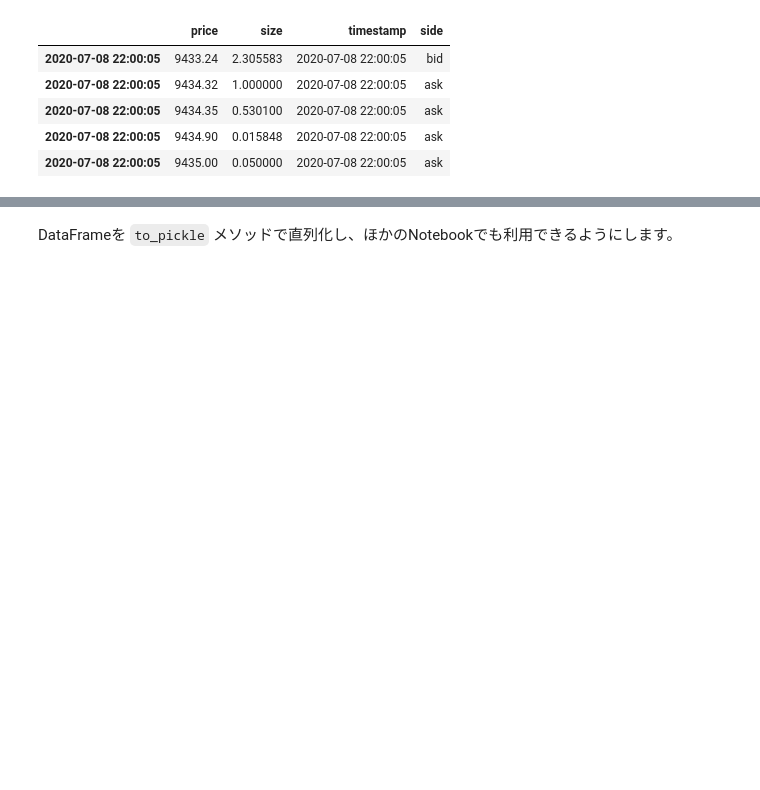
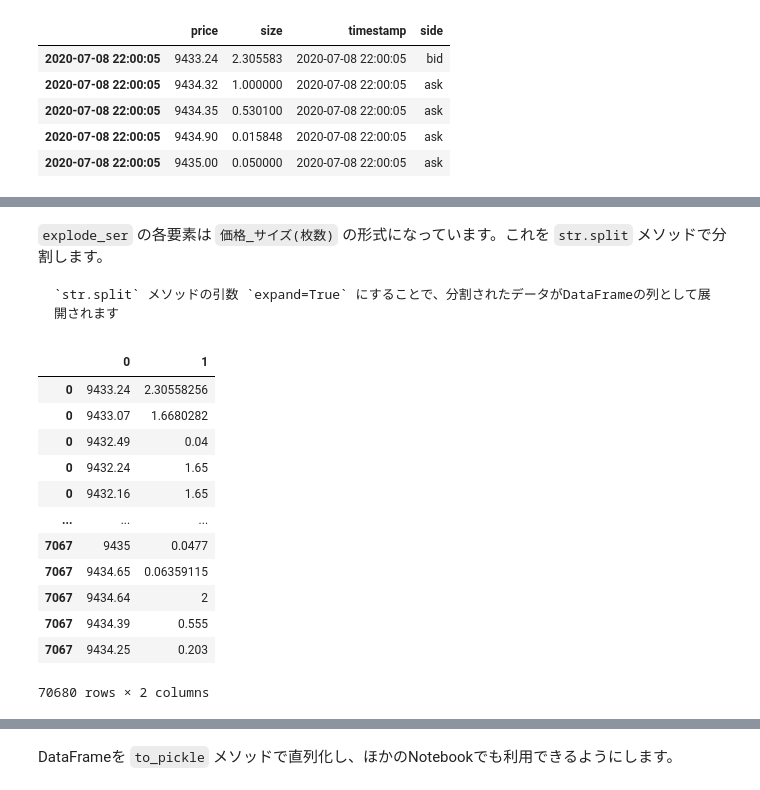
Before and after one commit to fin-py/botter4pandas, a Jupyter notebook: convert_orderbook2tidydata.ipynb, the cells around one changed output, grey strips where cells are left out. Cells and saved outputs as stored; diff of their text form; code cells hidden in the pictures; blank space fills up the shorter version.

````diff
--- a/convert_orderbook2tidydata.ipynb
+++ b/convert_orderbook2tidydata.ipynb
@@ -102,0 +151,3 @@ df.head()
+# %%
+explode_ser = split_ser.explode()
+explode_ser
@@ -102,0 +167,23 @@ df.head()
+# %% [markdown]
+`explode_ser` の各要素は `価格_サイズ(枚数)` の形式になっています。これを `str.split` メソッドで分割します。
+
+```{tip}
+`str.split` メソッドの引数 `expand=True` にすることで、分割されたデータがDataFrameの列として展開されます
+```
+# %%
+bid_df = explode_ser.str.split("_", expand=True)
+bid_df
+# %% [output]
+|  | 0 | 1 |
+| 0 | 9433.24 | 2.30558256 |
+| 0 | 9433.07 | 1.6680282 |
+| 0 | 9432.49 | 0.04 |
+| 0 | 9432.24 | 1.65 |
+| 0 | 9432.16 | 1.65 |
+| ... | ... | ... |
+| 7067 | 9435 | 0.0477 |
+| 7067 | 9434.65 | 0.06359115 |
+| 7067 | 9434.64 | 2 |
+| 7067 | 9434.39 | 0.555 |
+| 7067 | 9434.25 | 0.203 |
+70680 rows × 2 columns
````
Also changed, not shown: parts of 29 cells of this notebook.
